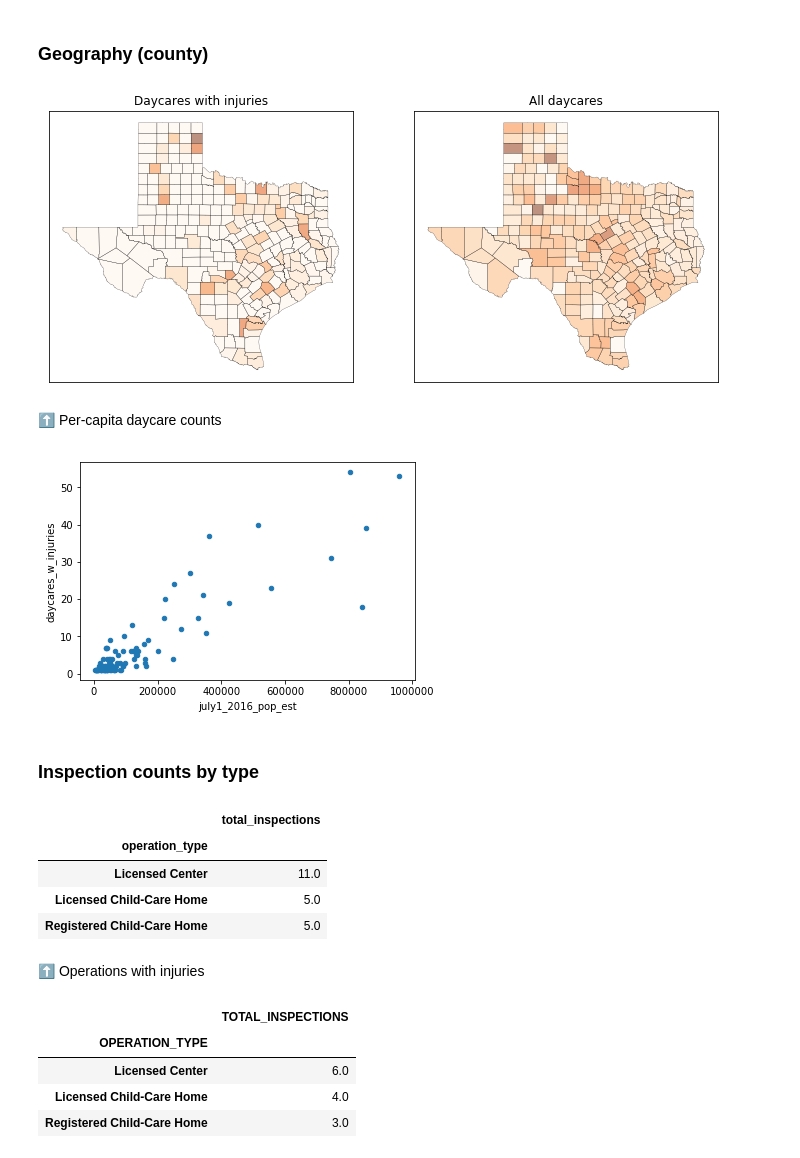
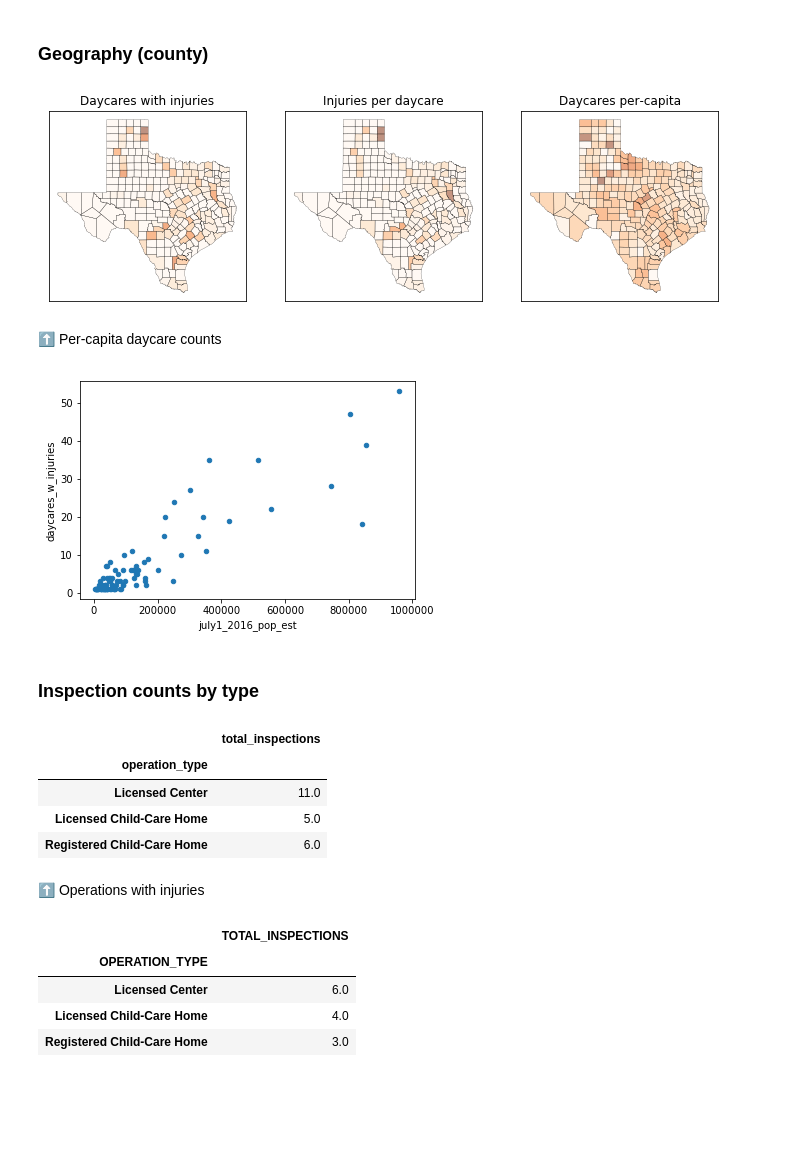
Before and after one commit to statesman/daycare-data-unwatched, a Jupyter notebook: notebooks/verified_analysis.ipynb, the cells around one changed output. Cells and saved outputs as stored; diff of their text form; code cells hidden in the pictures; blank space fills up the shorter version.

```diff
--- a/notebooks/verified_analysis.ipynb
+++ b/notebooks/verified_analysis.ipynb
@@ -43,6 +43,8 @@ dat_injure = pd.read_csv(
         ).replace(
             '9i', 'Injury by other child'
         )
+).query(
+    'activity_date >= "2016-02-01"'
 )
 # %%
 # Load data for all daycares in DFPS purview as of Feb. 1
@@ -178,7 +180,7 @@ dat_county_pop = pd.read_csv(
     county = lambda x: x.county.str.replace('De Witt', 'DeWitt').str.upper()
 ).set_index('county')
 # %%
-fig, axes = plt.subplots(1, 2, figsize=(12, 5))
+fig, axes = plt.subplots(1, 3, figsize=(12, 3.5))
 
 dat_counties.assign(
     NAME = lambda x: x.NAME.str.upper()
@@ -197,36 +199,65 @@ dat_counties.assign(
     linewidth=0.2,
     cmap='Oranges',
     ax=axes[0]
 )
 axes[0].set_title('Daycares with injuries')
 
 dat_counties.assign(
     NAME = lambda x: x.NAME.str.upper()
 ).set_index('NAME').join(
+    dat_injure.groupby([
+        'operation_id', 'county'
+    ]).size().apply(pd.Series).rename(
+        columns = {0: 'county_count'}
+    ).reset_index().groupby('county')[
+       'county_count'
+    ].sum()
+).join(
+    pd.DataFrame(
+        operations.query(
+            'OPERATION_TYPE != "Child Placing Agency" & OPERATION_TYPE != "General Residential Operation"'
+        ).COUNTY.value_counts()
+    ).rename(
+        columns = {'COUNTY': 'total_daycares'}
+    )
+).fillna(0).assign(
+    injuries_per_daycare = lambda x: (x.county_count / x.total_daycares).replace(1, 0.6)
+).plot(
+    column='injuries_per_daycare',
+    linewidth=0.2,
+    cmap='Oranges',
+    ax=axes[1]
+)
+
+axes[1].set_title('Injuries per daycare')
+
+dat_counties.assign(
+    NAME = lambda x: x.NAME.str.upper()
+).set_index('NAME').join(
     operations.COUNTY.value_counts().apply(
         pd.Series
     ).rename(
         columns = {0: 'county_count'}
     )
 ).join(dat_county_pop).fillna(0).assign(
     count_per_cap = lambda x: x.county_count / x.july1_2016_pop_est
 ).plot(
     column='count_per_cap',
     linewidth=0.2,
     cmap='Oranges',
-    ax=axes[1]
+    ax=axes[2]
 )
-axes[1].set_title('All daycares')
+axes[2].set_title('Daycares per-capita')
 
 for ax in axes:
     ax.set_xticks([])
     ax.set_yticks([])
 
 plt.show()
 
 HTML('<p>⬆️ Per-capita daycare counts</p>')
 # %% [output]
-[figure, old version]
+[figure, new version]
 ⬆️ Per-capita daycare counts
 # %%
 dat_injure.groupby([
@@ -247,7 +278,7 @@ dat_injure.groupby([
 
 plt.show()
 # %% [output]
-[figure, old version]
+[figure, new version]
 # %% [markdown]
 ### Inspection counts by type
 # %%
@@ -269,7 +300,7 @@ HTML('<p>⬆️ Operations with injuries</p>')
 | operation_type |  |
 | Licensed Center | 11.0 |
 | Licensed Child-Care Home | 5.0 |
-| Registered Child-Care Home | 5.0 |
+| Registered Child-Care Home | 6.0 |
 ⬆️ Operations with injuries
 # %%
 display(
```
Also changed, not shown: parts of 6 cells of this notebook, 3 other files.
